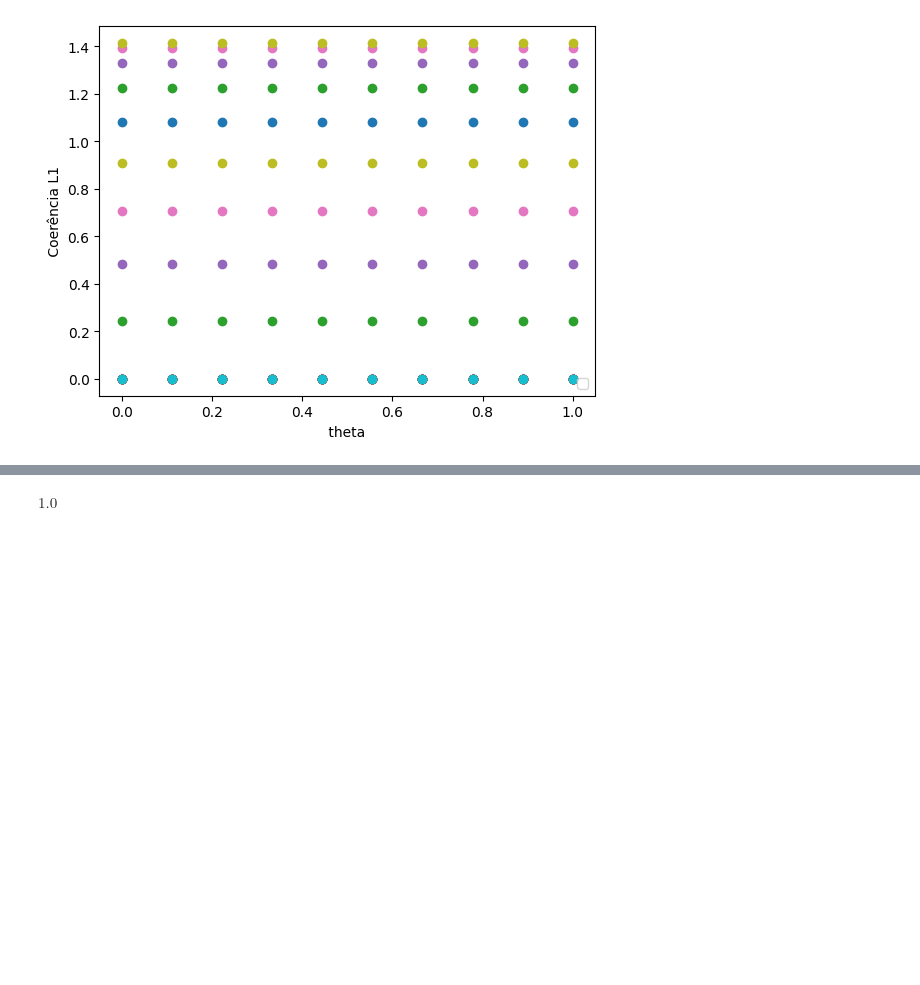
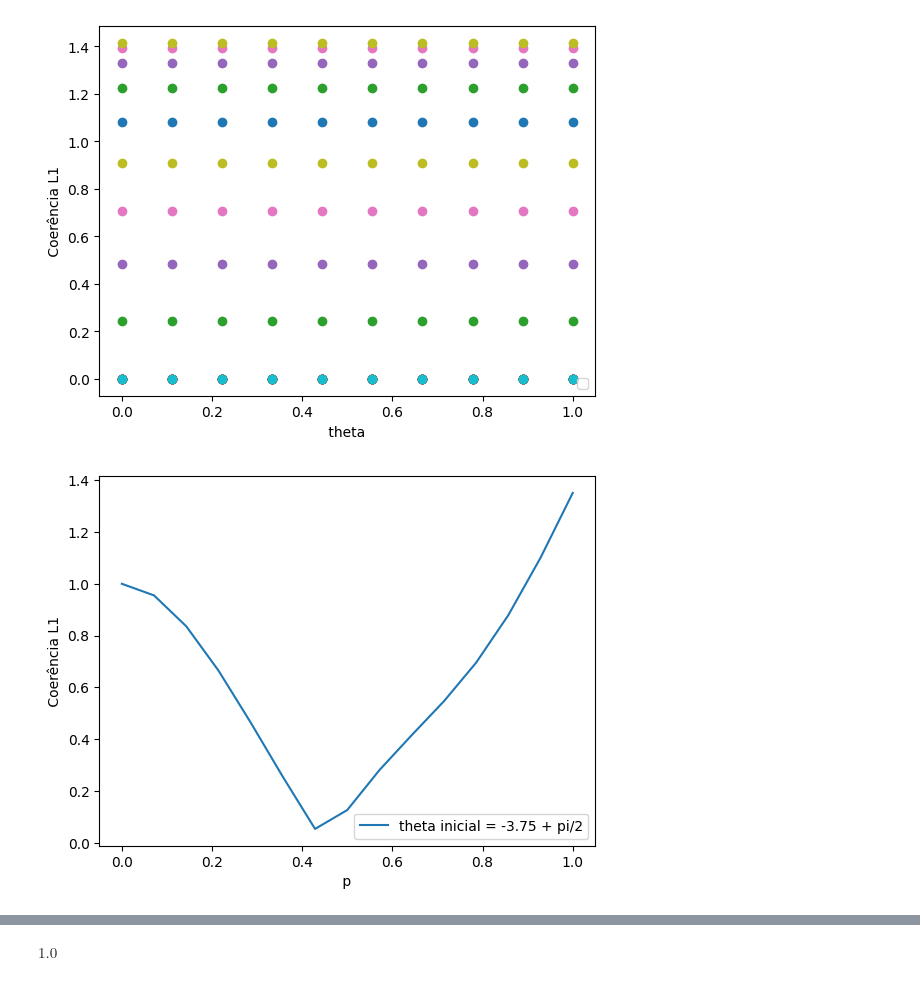
Before and after one commit to SchultzVV/Runtime-qiskit, a Jupyter notebook: theoric/bpf.ipynb, the cells around one changed output, grey strips where cells are left out. Drawn from its saved outputs; the diff is of its cells as text; code cells hidden in the pictures; blank space fills up the shorter version.

```diff
--- a/theoric/bpf.ipynb
+++ b/theoric/bpf.ipynb
@@ -148,6 +148,35 @@ plt.show()
 # %% [output]
 No artists with labels found to put in legend.  Note that artists whose label start with an underscore are ignored when legend() is called with no argument.
 [figure]
+# %%
+list_p = linspace(0,1,15)
+
+
+#for g in list_gamma:
+rho_list = []
+list_theta = [ pi/2, pi/3, pi/4, pi/5, pi/6, pi/7]
+coerencias_R = []
+coerencias_L = []
+theta = pi/2
+for p in list_p:
+    rho = rhoAB_bpf_sympy(theta, 0, p)
+    theta = theta-0.25
+    rho_list.append(rho)
+
+    rhoA_R = pTraceR_num(2,2,rho)
+    rhoA_L = pTraceL_num(2,2,rho)
+    cA_R = coh_l1(rhoA_R)
+    cA_L = coh_l1(rhoA_L)
+    coerencias_R.append(cA_R)
+    coerencias_L.append(cA_L)
+plt.plot(list_p,coerencias_R,label=f'theta inicial = {theta}')
+#plt.plot(list_p,coerencias_L,label='Rho_L')
+plt.xlabel(' p ')
+plt.ylabel(' Coerência L1 ')
+plt.legend(loc=4)
+plt.show()
+# %% [output]
+[figure, added]
 # %%
 
 #list_gamma = linspace(0,1,10)
```
Also changed, not shown: parts of 2 cells of this notebook, 2 other files.
